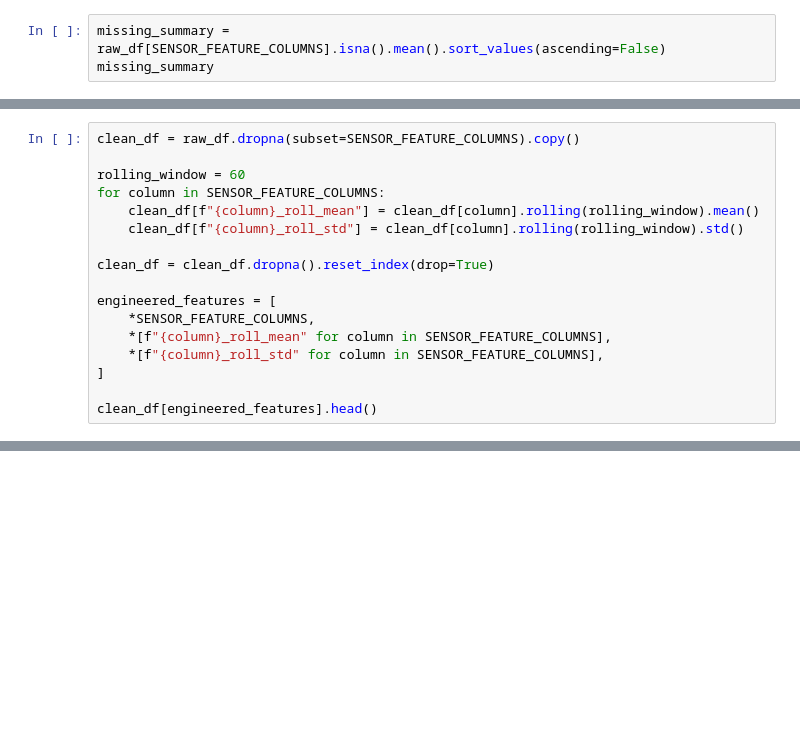
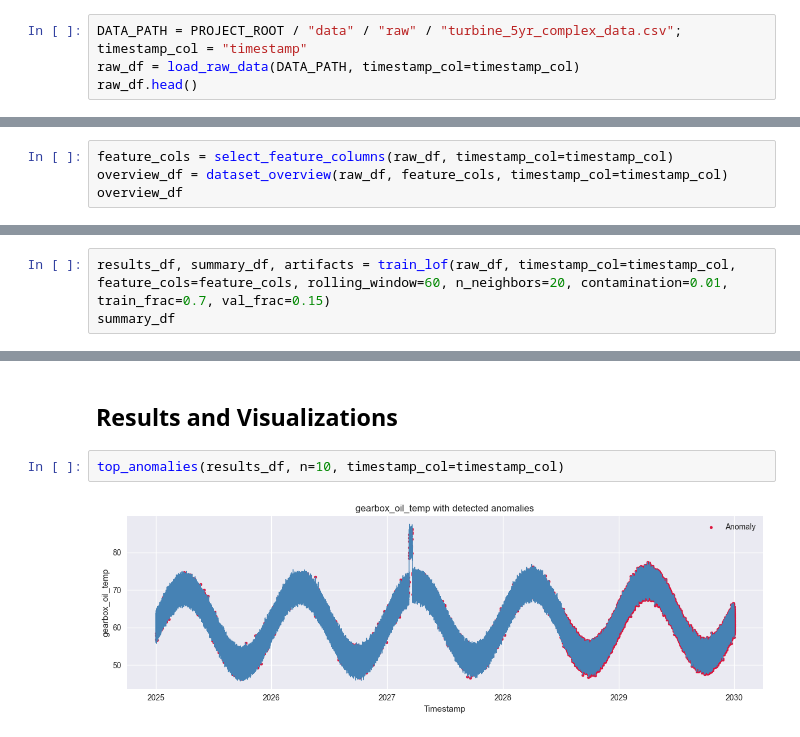
Before and after one commit to LiamKeech/wind-turbine-fault-detection, a Jupyter notebook: notebooks/LOF Anomaly Detection.ipynb, the cells around one changed output, grey strips where cells are left out. Saved outputs shown, nothing was run; the diff lists cells and outputs as text; blank space fills up the shorter version.

```diff
--- a/notebooks/LOF Anomaly Detection.ipynb
+++ b/notebooks/LOF Anomaly Detection.ipynb
@@ -32,3 +25,4 @@ raw_df.head()
 # %%
-missing_summary = raw_df[SENSOR_FEATURE_COLUMNS].isna().mean().sort_values(ascending=False)
-missing_summary
+DATA_PATH = PROJECT_ROOT / "data" / "raw" / "turbine_5yr_complex_data.csv"; timestamp_col = "timestamp"
+raw_df = load_raw_data(DATA_PATH, timestamp_col=timestamp_col)
+raw_df.head()
@@ -35,17 +32,4 @@ missing_summary
 # %%
-clean_df = raw_df.dropna(subset=SENSOR_FEATURE_COLUMNS).copy()
-
-rolling_window = 60
-for column in SENSOR_FEATURE_COLUMNS:
-    clean_df[f"{column}_roll_mean"] = clean_df[column].rolling(rolling_window).mean()
-    clean_df[f"{column}_roll_std"] = clean_df[column].rolling(rolling_window).std()
-
-clean_df = clean_df.dropna().reset_index(drop=True)
-
-engineered_features = [
-    *SENSOR_FEATURE_COLUMNS,
-    *[f"{column}_roll_mean" for column in SENSOR_FEATURE_COLUMNS],
-    *[f"{column}_roll_std" for column in SENSOR_FEATURE_COLUMNS],
-]
-
-clean_df[engineered_features].head()
+feature_cols = select_feature_columns(raw_df, timestamp_col=timestamp_col)
+overview_df = dataset_overview(raw_df, feature_cols, timestamp_col=timestamp_col)
+overview_df
@@ -64,0 +50,3 @@ train_df.shape, val_df.shape, test_df.shape
+# %%
+results_df, summary_df, artifacts = train_lof(raw_df, timestamp_col=timestamp_col, feature_cols=feature_cols, rolling_window=60, n_neighbors=20, contamination=0.01, train_frac=0.7, val_frac=0.15)
+summary_df
@@ -64,0 +65,6 @@ train_df.shape, val_df.shape, test_df.shape
+# %% [markdown]
+## Results and Visualizations
+# %%
+top_anomalies(results_df, n=10, timestamp_col=timestamp_col)
+# %% [output]
+[figure, added]
```
Also changed, not shown: parts of 12 cells of this notebook, 10 other files.
